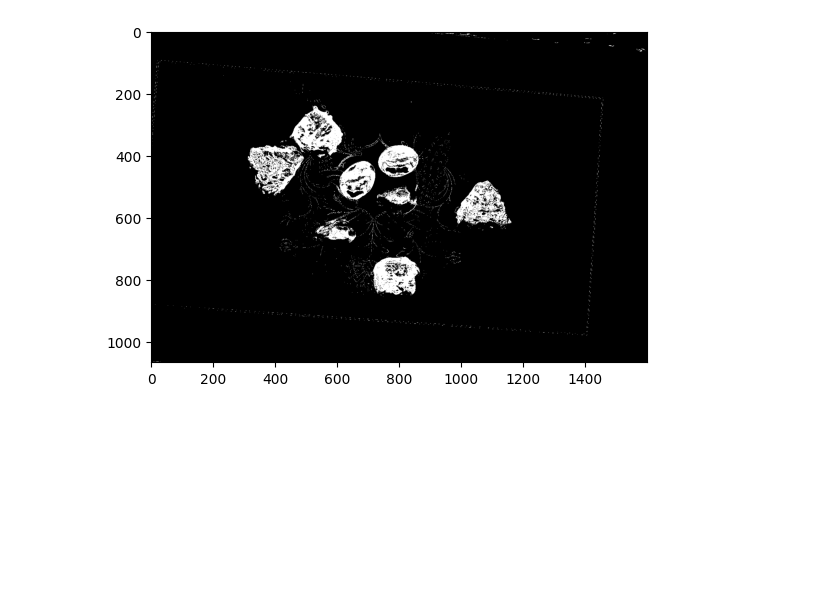
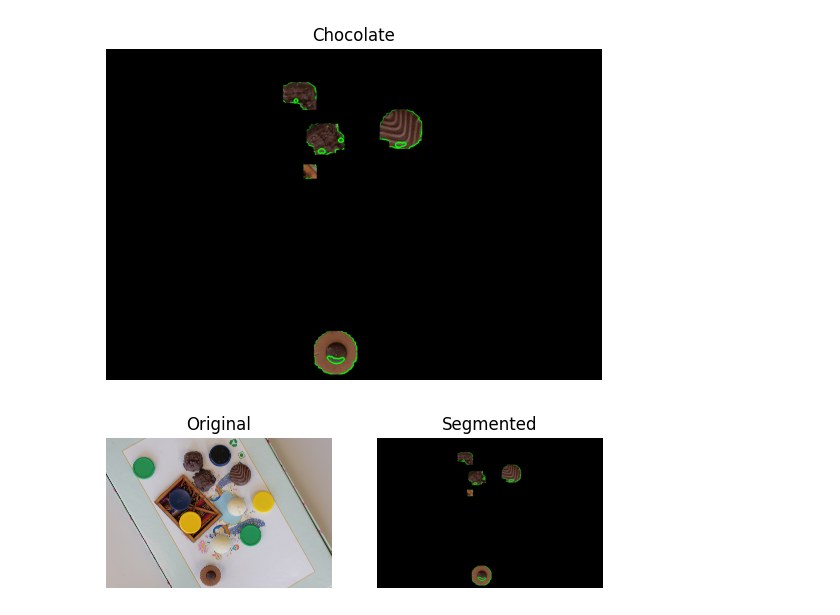
Before and after one commit to timurunv/iapr_group_50, a Jupyter notebook: project/segmentation_flower_background.ipynb, the cells around one changed output. Cells and saved outputs as stored; diff of their text form; code cells hidden in the pictures; blank space fills up the shorter version.

```diff
--- a/project/segmentation_flower_background.ipynb
+++ b/project/segmentation_flower_background.ipynb
@@ -20,19 +20,19 @@ def segmentation(img, weights=(1.0, 1.0, 1.0)):
 
     thresh = 80
     value_thresh = (value > thresh).astype(np.uint8) * 255
-    plt.imshow(value_thresh, cmap='gray')
+    #plt.imshow(value_thresh, cmap='gray')
 
     # # --- 6. Erode to Remove Small Noise ---
+    # radius = 2
+    # kernel = cv2.getStructuringElement(cv2.MORPH_ELLIPSE, (2*radius+1, 2*radius+1))
+    # eroded = cv2.erode(value_thresh, kernel, iterations=1)
+    # plt.imshow(eroded)
+
+    # --- 6. Morphological Closing to Fill Gaps ---
     radius = 2
     kernel = cv2.getStructuringElement(cv2.MORPH_ELLIPSE, (2*radius+1, 2*radius+1))
-    eroded = cv2.erode(value_thresh, kernel, iterations=1)
-    #plt.imshow(eroded)
-
-    # --- 5. Dilate to Connect Broken Edges ---
-    radius = 3
-    kernel = cv2.getStructuringElement(cv2.MORPH_ELLIPSE, (2*radius+1, 2*radius+1))
-    dilated = cv2.dilate(eroded, kernel, iterations=1)
-    #plt.imshow(dilated, cmap='gray')
+    closed = cv2.morphologyEx(value_thresh, cv2.MORPH_CLOSE, kernel, iterations=2)
+    #plt.imshow(closed)
 
     # Closing
     # radius = 4
@@ -47,7 +47,7 @@ def segmentation(img, weights=(1.0, 1.0, 1.0)):
     #plt.imshow(closed, cmap='gray')
 
     # --- 4. Canny Edge Detection ---
-    edges = cv2.Canny(dilated, 150, 200) #50, 150
+    edges = cv2.Canny(closed, 150, 200) #50, 150
     #plt.imshow(edges, cmap='gray')
 
     # --- 5. Dilate to Connect Broken Edges ---
@@ -57,20 +57,20 @@ def segmentation(img, weights=(1.0, 1.0, 1.0)):
     #plt.imshow(dilated, cmap='gray')
 
     # --- 6. Morphological Closing to Fill Gaps ---
-    radius = 2
-    kernel = cv2.getStructuringElement(cv2.MORPH_ELLIPSE, (2*radius+1, 2*radius+1))
-    closed = cv2.morphologyEx(edges, cv2.MORPH_CLOSE, kernel, iterations=2)
+    # radius = 2
+    # kernel = cv2.getStructuringElement(cv2.MORPH_ELLIPSE, (2*radius+1, 2*radius+1))
+    # closed = cv2.morphologyEx(edges, cv2.MORPH_CLOSE, kernel, iterations=2)
     #plt.imshow(closed)
 
     # --- 7. Remove Small Objects by Area Filtering ---
     # Find all contours
-    contours, hierarchy = cv2.findContours(closed, cv2.RETR_TREE, cv2.CHAIN_APPROX_SIMPLE)
+    contours, hierarchy = cv2.findContours(edges, cv2.RETR_TREE, cv2.CHAIN_APPROX_SIMPLE)
 
 
     #plot contours
-    # cv2.drawContours(img, contours, -1, (0, 255, 0), 3)
-    # cv2.imshow("Contours", img)
-    # plt.imshow(img)
+    cv2.drawContours(img, contours, -1, (0, 255, 0), 3)
+    cv2.imshow("Contours", img)
+    plt.imshow(img)
 
     # --- 7. Replace small contour filtering with ellipse fitting ---
     mask = np.zeros_like(closed)
@@ -108,17 +108,18 @@ def show_comparison(original, modified, modified_name):
 # %%
 path_ref = 'dataset_project_iapr2025/background_flowers_simples/'
 jpg_files = [f for f in os.listdir(path_ref)]
-im_org = os.path.join(path_ref, jpg_files[-6])
+im_org = os.path.join(path_ref, jpg_files[-4])
 img = mpimg.imread(im_org)
 res = segmentation(img)
-# plot_choc(res)
-# show_comparison(img, res, "Segmented")
+plot_choc(res)
+show_comparison(img, res, "Segmented")
 
 # for i in range(len(jpg_files)):
 #     im_org = os.path.join(path_ref, jpg_files[i])
 #     img = mpimg.imread(im_org)
 #     res = segmentation(img)
 #     #plot_choc(res)
 #     show_comparison(img, res, "Segmented")
 # %% [output]
-[figure, old version]
+[figure, new version]
+[figure, added]
```
